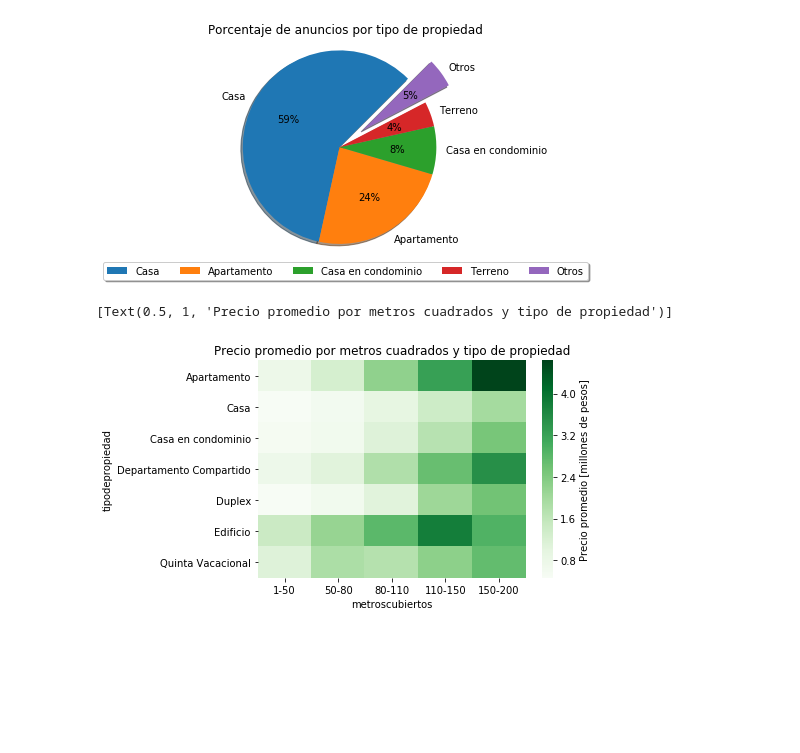
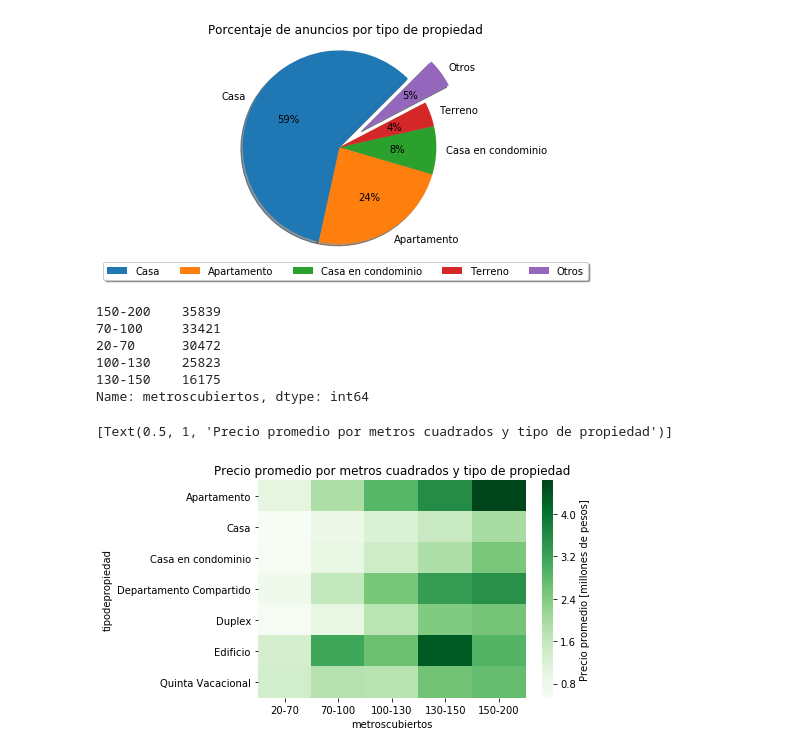
Before and after one commit to lorenzolgz/orgadatostp1, a Jupyter notebook: Analisis_Lolo_clean.ipynb, the cells around one changed output. Drawn from its saved outputs; the diff is of its cells as text; code cells hidden in the pictures; blank space fills up the shorter version.

Commit message:
Corrijo discretizacion bucketing de metroscubiertos

```diff
--- a/Analisis_Lolo_clean.ipynb
+++ b/Analisis_Lolo_clean.ipynb
@@ -284,6 +284,8 @@ fig1.savefig('anuncios_por_tipo_propiedad.png', bbox_inches='tight')
 # GRAFICO PRECIO DE TIPO DE PROP POR METROS CUBIERTOS #
 #######################################################
 # %%
+# Discretizo los valores continuos de metros
+
 precio_cat_por_m2 = df.loc[:, ["tipodepropiedad", "metroscubiertos", "precio"]]
 
 precio_cat_por_m2 = precio_cat_por_m2.loc[( (df['tipodepropiedad'] == 'Casa') | (df['tipodepropiedad'] == 'Apartamento') | \
@@ -293,23 +295,33 @@ precio_cat_por_m2 = precio_cat_por_m2.loc[( (df['tipodepropiedad'] == 'Casa') |
 
 precio_cat_por_m2.dropna(inplace = True)
 precio_cat_por_m2['metroscubiertos'] = pd.cut(precio_cat_por_m2['metroscubiertos'],\
-                                              bins=[1, 50, 80, 110, 150, 200], \
-                                              labels=["1-50", "50-80", "80-110", "110-150", "150-200"] )
+                                              bins=[20, 70, 100, 130, 150, 200], \
+                                              labels=["20-70", "70-100", "100-130", "130-150", "150-200"] )
 
-precio_cat_por_m2.head()
-
-df3 = precio_cat_por_m2
-
-df3['precio'] = df3['precio'] / 1000000
-
-df3 = df3.pivot_table(index = 'tipodepropiedad', columns = 'metroscubiertos', values = 'precio', aggfunc = 'mean')
-
-df3.dropna(inplace = True)
-
-df3.head(10)
-
-ax3 = sns.heatmap(df3, cmap="Greens", cbar_kws={'label': 'Precio promedio [millones de pesos]'})
-ax3.set(title='Precio promedio por metros cuadrados y tipo de propiedad')
+# Verifico que haya una cantidad razonable en cada categoria
+precio_cat_por_m2['metroscubiertos'].value_counts()
 # %% [output]
-[Text(0.5, 1, 'Precio promedio por metros cuadrados y tipo de propiedad')]
+150-200    35839
+70-100     33421
+20-70      30472
+100-130    25823
+130-150    16175
+Name: metroscubiertos, dtype: int64
-[figure, removed]
+# %%
+# Escribo precio en millones de pesos
+precio_cat_por_m2['precio'] = precio_cat_por_m2['precio'] / 1000000
+
+# Genero formato compatible con heatmap
+precio_cat_por_m2 = precio_cat_por_m2.pivot_table(index = 'tipodepropiedad', \
+                    columns = 'metroscubiertos', values = 'precio', aggfunc = 'mean')
+
+precio_cat_por_m2.dropna(inplace = True)
+
+
+ax3 = sns.heatmap(precio_cat_por_m2, cmap="Greens", \
+                  cbar_kws={'label': 'Precio promedio [millones de pesos]'})
+
+ax3.set(title='Precio promedio por metros cuadrados y tipo de propiedad')
+# %% [output]
+[Text(0.5, 1, 'Precio promedio por metros cuadrados y tipo de propiedad')]
+[figure, added]
```
